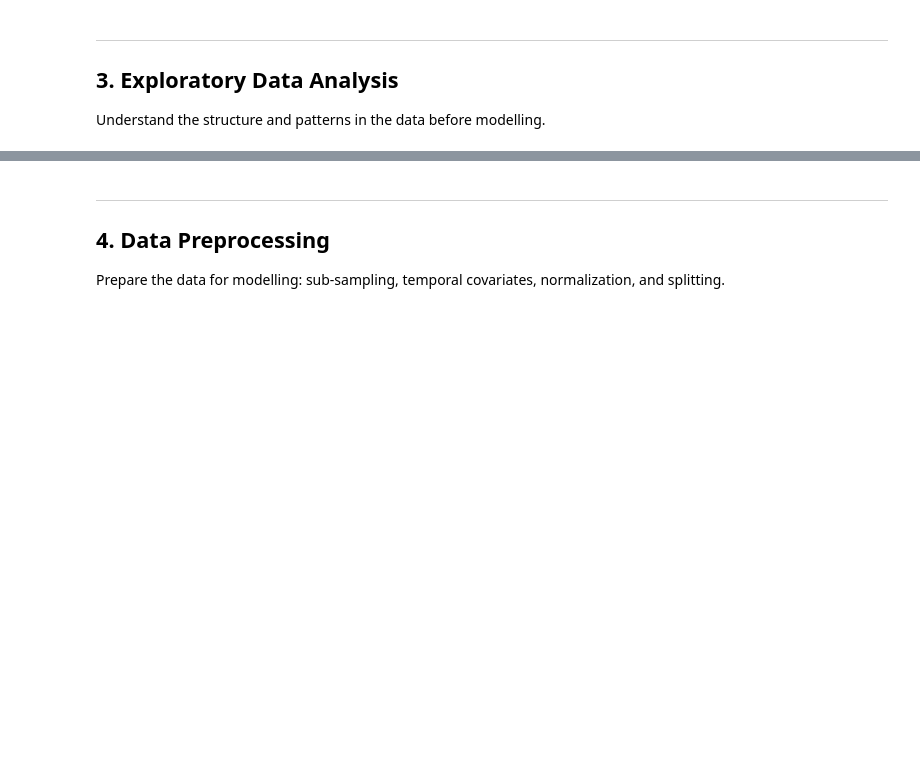
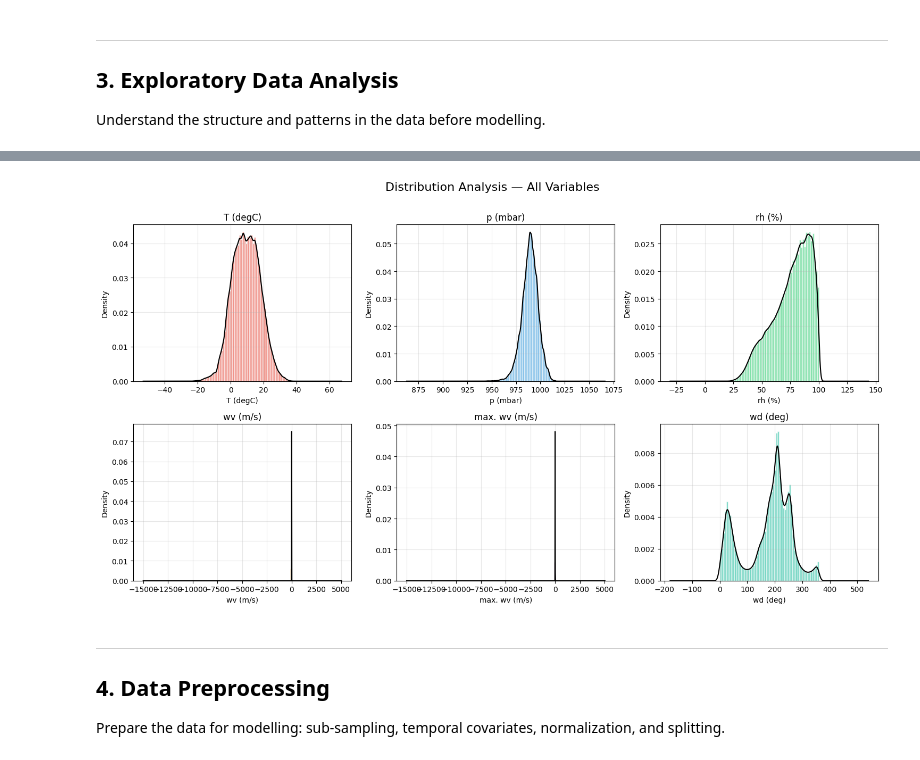
Before and after one commit to dudocas12/Advanced-Time-Series-Forecasting-Optimization-and-Explainability, a Jupyter notebook: main.ipynb, the cells around one changed output, grey strips where cells are left out. Cells and saved outputs as stored; diff of their text form; code cells hidden in the pictures; blank space fills up the shorter version.

```diff
--- a/main.ipynb
+++ b/main.ipynb
@@ -154,3 +283,28 @@ Understand the structure and patterns in the data before modelling.
+# %%
+# Histograms + KDE for each variable
+fig, axes = plt.subplots(2, 3, figsize=(15, 8))
+axes = axes.flatten()
+
+for i, col in enumerate(feature_cols):
+    axes[i].hist(df[col].dropna(), bins=60, density=True, alpha=0.6, color=colors[i], edgecolor='white')
+    df[col].dropna().plot.kde(ax=axes[i], color='black', linewidth=1.5)
+    axes[i].set_title(col, fontsize=12)
+    axes[i].set_xlabel(col)
+    axes[i].set_ylabel('Density')
+    axes[i].grid(True, alpha=0.3)
+
+fig.suptitle('Distribution Analysis — All Variables', fontsize=16, y=1.01)
+plt.tight_layout()
+plt.show()
+
+# Observations:
+# - Temperature: roughly bimodal (summer vs winter), slight negative skew
+# - Pressure: approximately normal, centered around ~990 mbar
+# - Humidity: left-skewed, often high values
+# - Wind speed: right-skewed with some outliers at high values
+# - Wind direction: multimodal (prevailing wind directions)
+# %% [output]
+[figure, added]
 # %% [markdown]
 ---
 ## 4. Data Preprocessing
```
Also changed, not shown: parts of 28 cells of this notebook, 3 other files.
